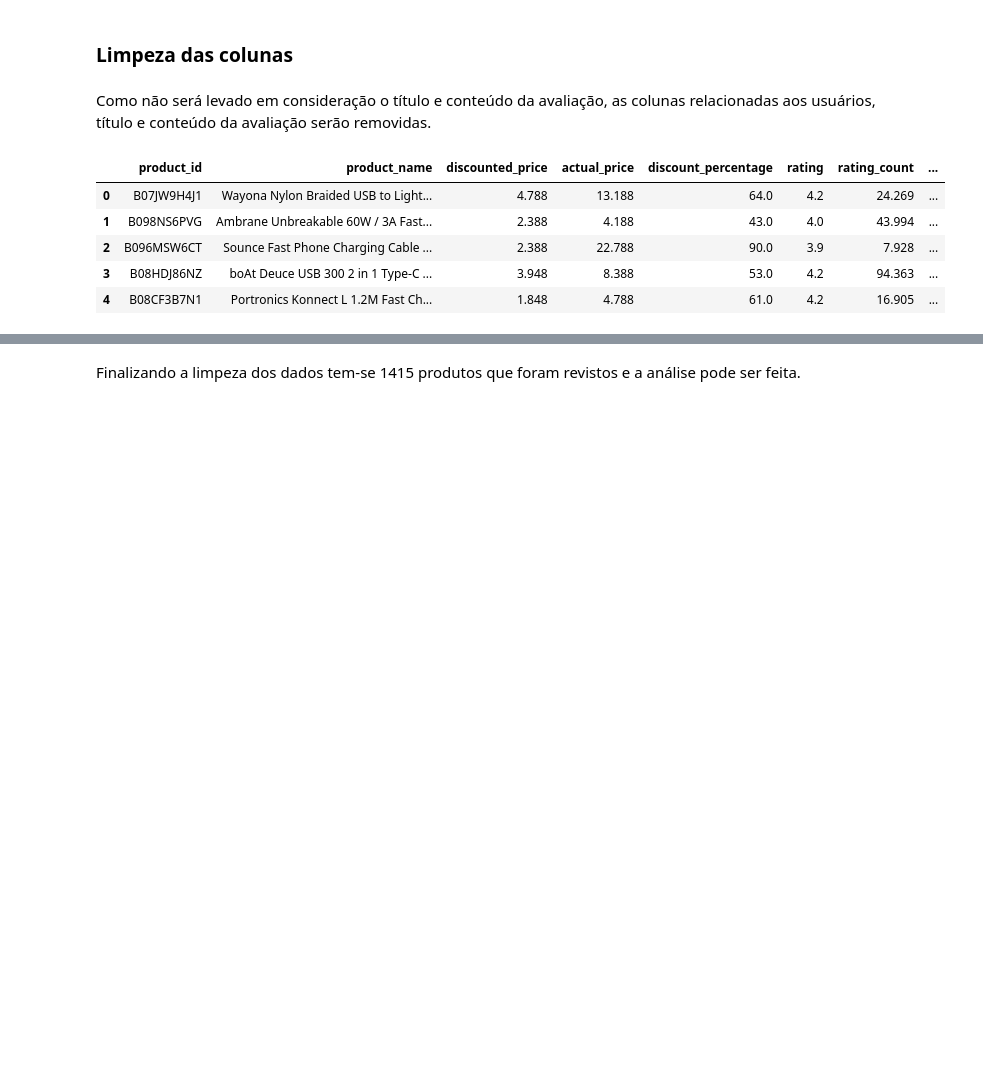
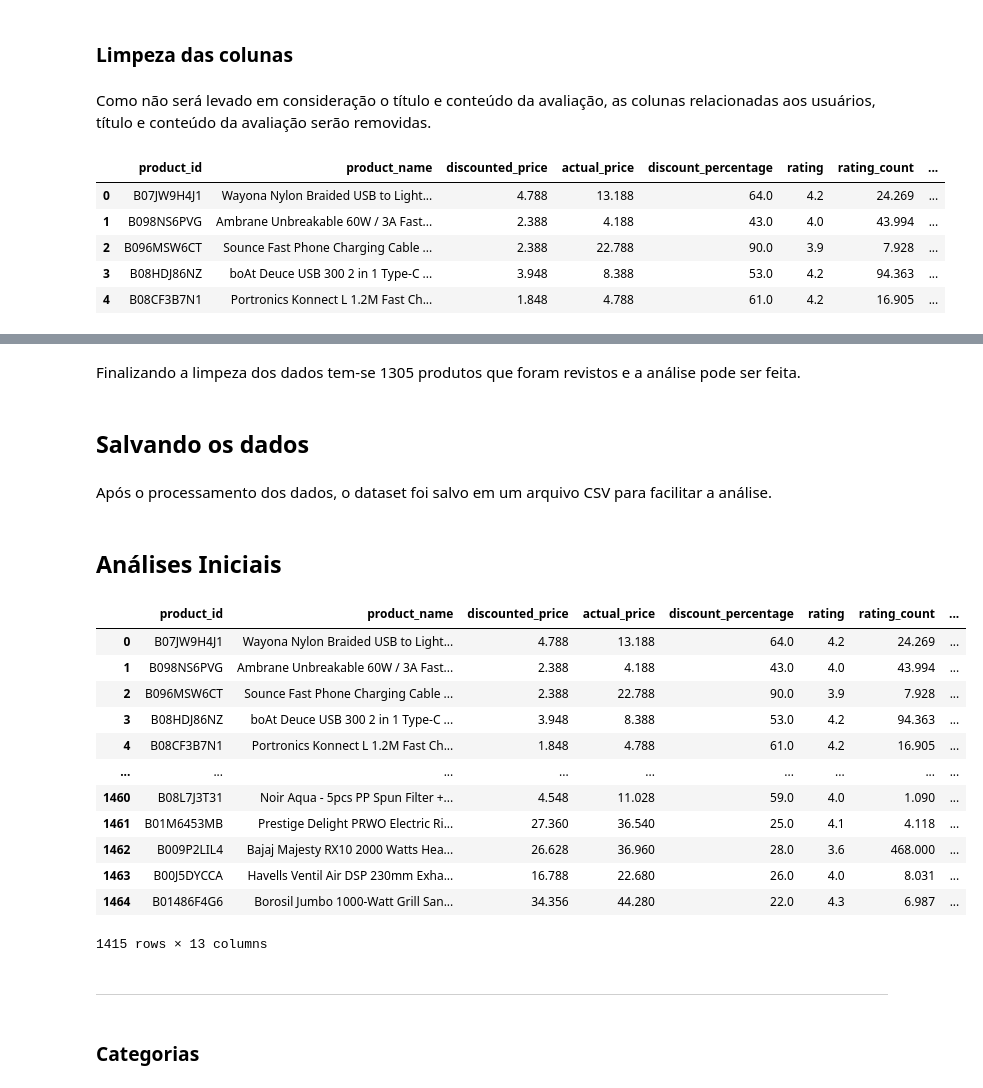
Before and after one commit to pedrochitarra/amazon-sales-dataset, a Jupyter notebook: eda.ipynb, the cells around one changed output, grey strips where cells are left out. Cells and saved outputs as stored; diff of their text form; code cells hidden in the pictures; blank space fills up the shorter version.

```diff
--- a/eda.ipynb
+++ b/eda.ipynb
@@ -355,2 +401,6 @@ df.shape
 # %% [markdown]
-Finalizando a limpeza dos dados tem-se 1415 produtos que foram revistos e a análise pode ser feita.
+Finalizando a limpeza dos dados tem-se 1305 produtos que foram revistos e a análise pode ser feita.
+# %% [markdown]
+## Salvando os dados
+# %% [markdown]
+Após o processamento dos dados, o dataset foi salvo em um arquivo CSV para facilitar a análise.
@@ -356,0 +409,22 @@ Finalizando a limpeza dos dados tem-se 1415 produtos que foram revistos e a aná
+# %% [markdown]
+## Análises Iniciais
+# %%
+df
+# %% [output]
+|  | product_id | product_name | discounted_price | actual_price | discount_percentage | rating | rating_count | ... |
+| 0 | B07JW9H4J1 | Wayona Nylon Braided USB to Light... | 4.788 | 13.188 | 64.0 | 4.2 | 24.269 | ... |
+| 1 | B098NS6PVG | Ambrane Unbreakable 60W / 3A Fast... | 2.388 | 4.188 | 43.0 | 4.0 | 43.994 | ... |
+| 2 | B096MSW6CT | Sounce Fast Phone Charging Cable ... | 2.388 | 22.788 | 90.0 | 3.9 | 7.928 | ... |
+| 3 | B08HDJ86NZ | boAt Deuce USB 300 2 in 1 Type-C ... | 3.948 | 8.388 | 53.0 | 4.2 | 94.363 | ... |
+| 4 | B08CF3B7N1 | Portronics Konnect L 1.2M Fast Ch... | 1.848 | 4.788 | 61.0 | 4.2 | 16.905 | ... |
+| ... | ... | ... | ... | ... | ... | ... | ... | ... |
+| 1460 | B08L7J3T31 | Noir Aqua - 5pcs PP Spun Filter +... | 4.548 | 11.028 | 59.0 | 4.0 | 1.090 | ... |
+| 1461 | B01M6453MB | Prestige Delight PRWO Electric Ri... | 27.360 | 36.540 | 25.0 | 4.1 | 4.118 | ... |
+| 1462 | B009P2LIL4 | Bajaj Majesty RX10 2000 Watts Hea... | 26.628 | 36.960 | 28.0 | 3.6 | 468.000 | ... |
+| 1463 | B00J5DYCCA | Havells Ventil Air DSP 230mm Exha... | 16.788 | 22.680 | 26.0 | 4.0 | 8.031 | ... |
+| 1464 | B01486F4G6 | Borosil Jumbo 1000-Watt Grill San... | 34.356 | 44.280 | 22.0 | 4.3 | 6.987 | ... |
+1415 rows × 13 columns
+# %% [markdown]
+---
+# %% [markdown]
+### Categorias
```
Also changed, not shown: parts of 51 cells of this notebook.
